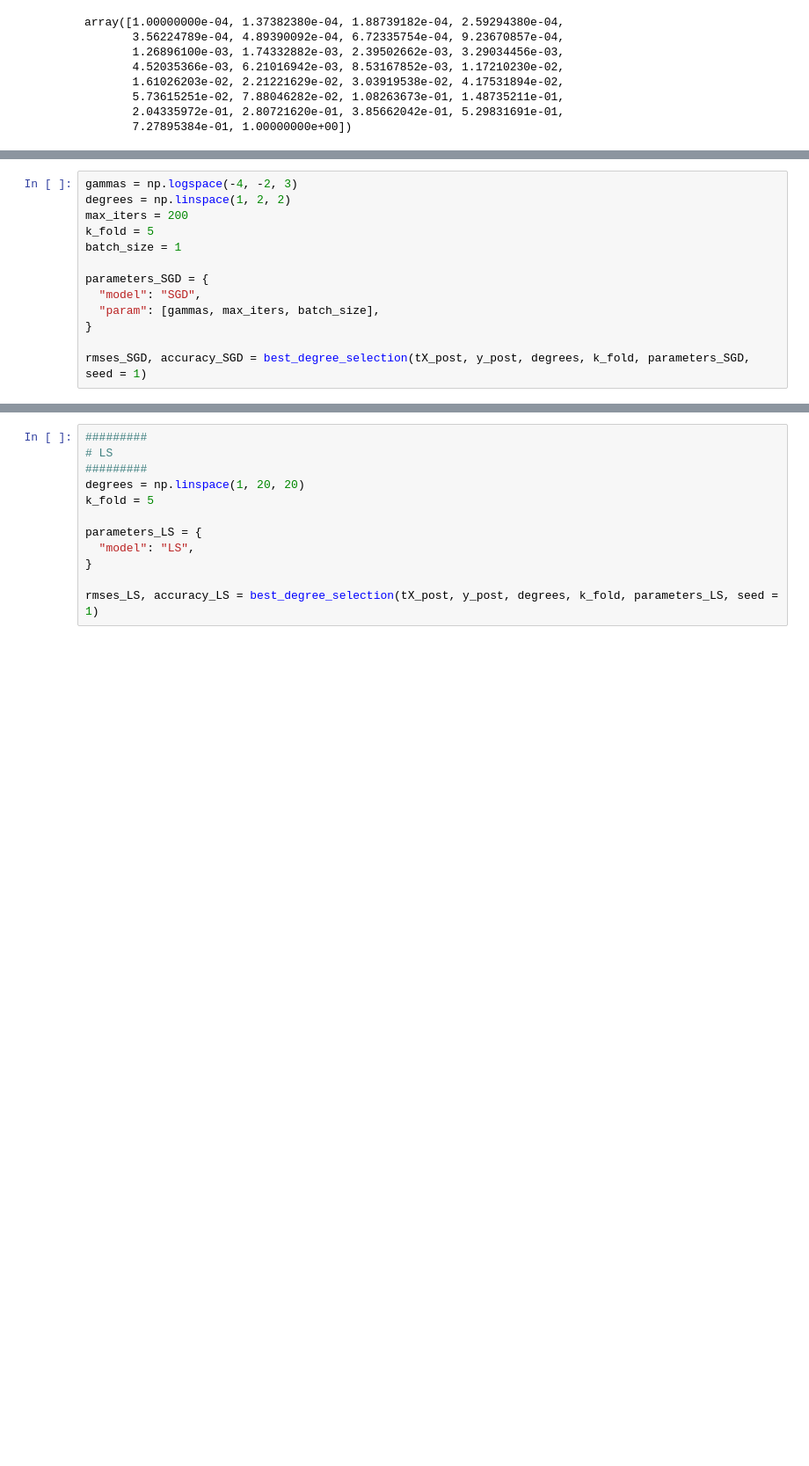
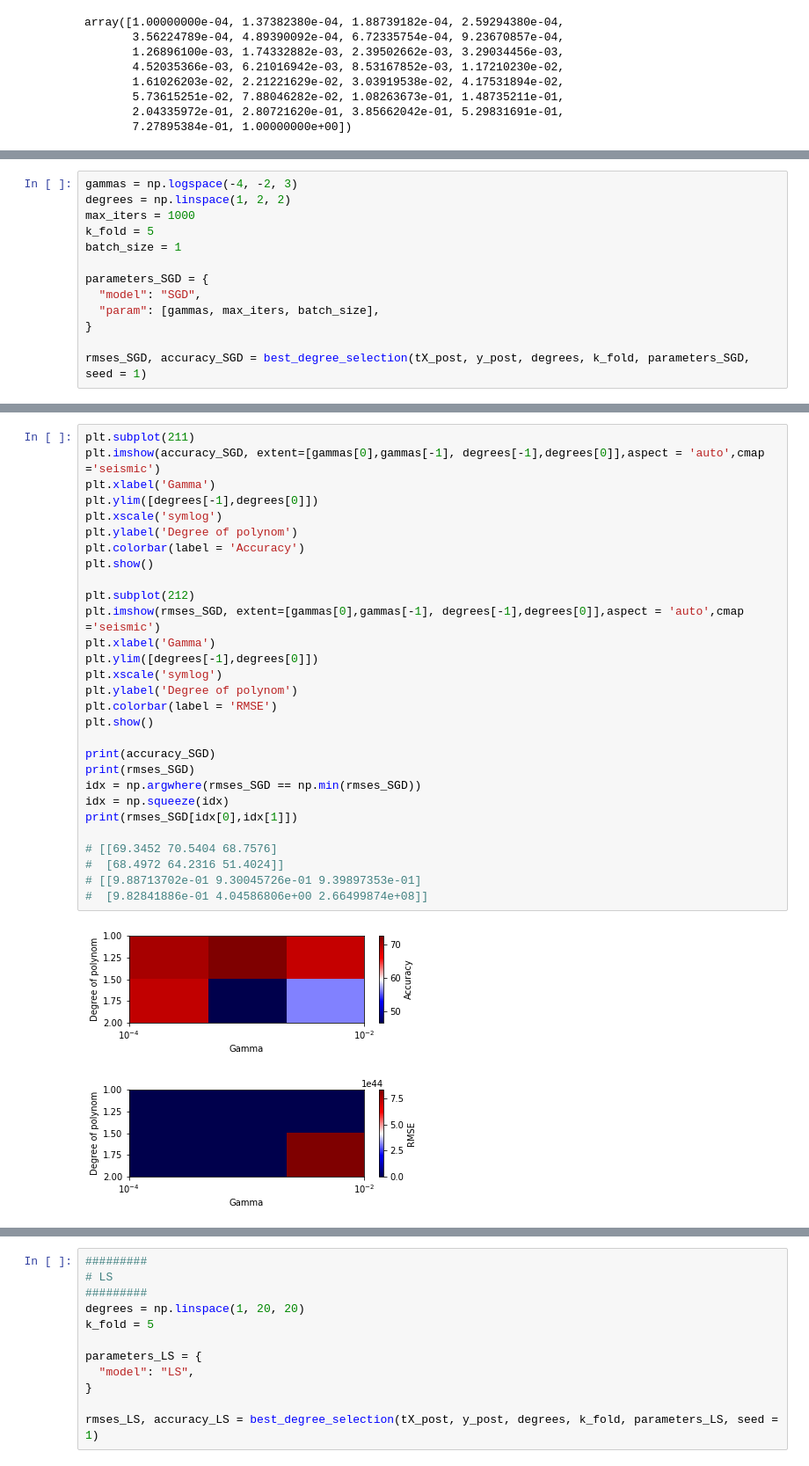
Before and after one commit to ideriedm/Machine-learning, a Jupyter notebook: project1/project1.ipynb, the cells around one changed output, grey strips where cells are left out. Shown at 88% size. Saved outputs shown, nothing was run; the diff lists cells and outputs as text; blank space fills up the shorter version.

```diff
--- a/project1/project1.ipynb
+++ b/project1/project1.ipynb
@@ -306,7 +336,7 @@ print(rmses_GD)
 # %%
 gammas = np.logspace(-4, -2, 3)
 degrees = np.linspace(1, 2, 2)
-max_iters = 200
+max_iters = 1000
 k_fold = 5
 batch_size = 1
 
@@ -318,0 +357,32 @@ rmses_SGD, accuracy_SGD = best_degree_selection(tX_post, y_post, degrees, k_fold
+# %%
+plt.subplot(211)
+plt.imshow(accuracy_SGD, extent=[gammas[0],gammas[-1], degrees[-1],degrees[0]],aspect = 'auto',cmap ='seismic')
+plt.xlabel('Gamma')
+plt.ylim([degrees[-1],degrees[0]])
+plt.xscale('symlog')
+plt.ylabel('Degree of polynom')
+plt.colorbar(label = 'Accuracy')
+plt.show()
+
+plt.subplot(212)
+plt.imshow(rmses_SGD, extent=[gammas[0],gammas[-1], degrees[-1],degrees[0]],aspect = 'auto',cmap ='seismic')
+plt.xlabel('Gamma')
+plt.ylim([degrees[-1],degrees[0]])
+plt.xscale('symlog')
+plt.ylabel('Degree of polynom')
+plt.colorbar(label = 'RMSE')
+plt.show()
+
+print(accuracy_SGD)
+print(rmses_SGD)
+idx = np.argwhere(rmses_SGD == np.min(rmses_SGD))
+idx = np.squeeze(idx)
+print(rmses_SGD[idx[0],idx[1]])
+
+# [[69.3452 70.5404 68.7576]
+#  [68.4972 64.2316 51.4024]]
+# [[9.88713702e-01 9.30045726e-01 9.39897353e-01]
+#  [9.82841886e-01 4.04586806e+00 2.66499874e+08]]
+# %% [output]
+[figure, added]
+[figure, added]
```
Also changed, not shown: parts of 8 cells of this notebook.
